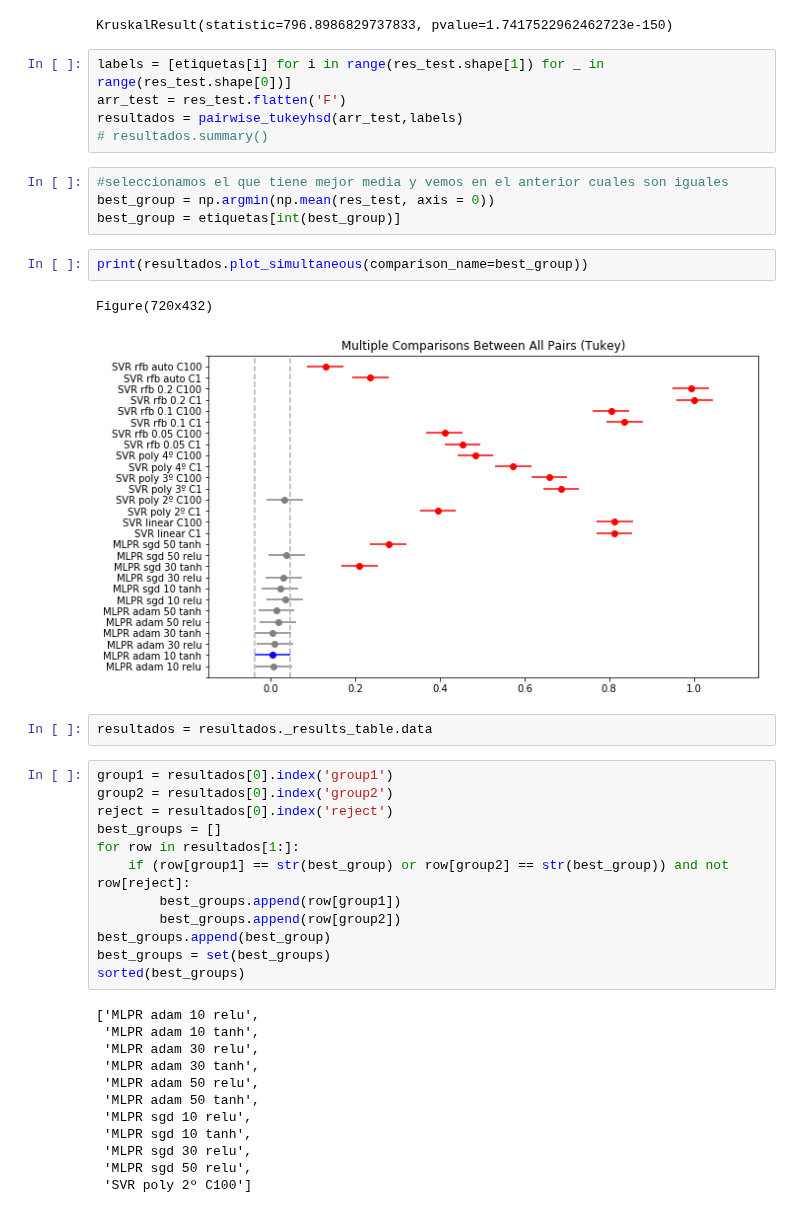
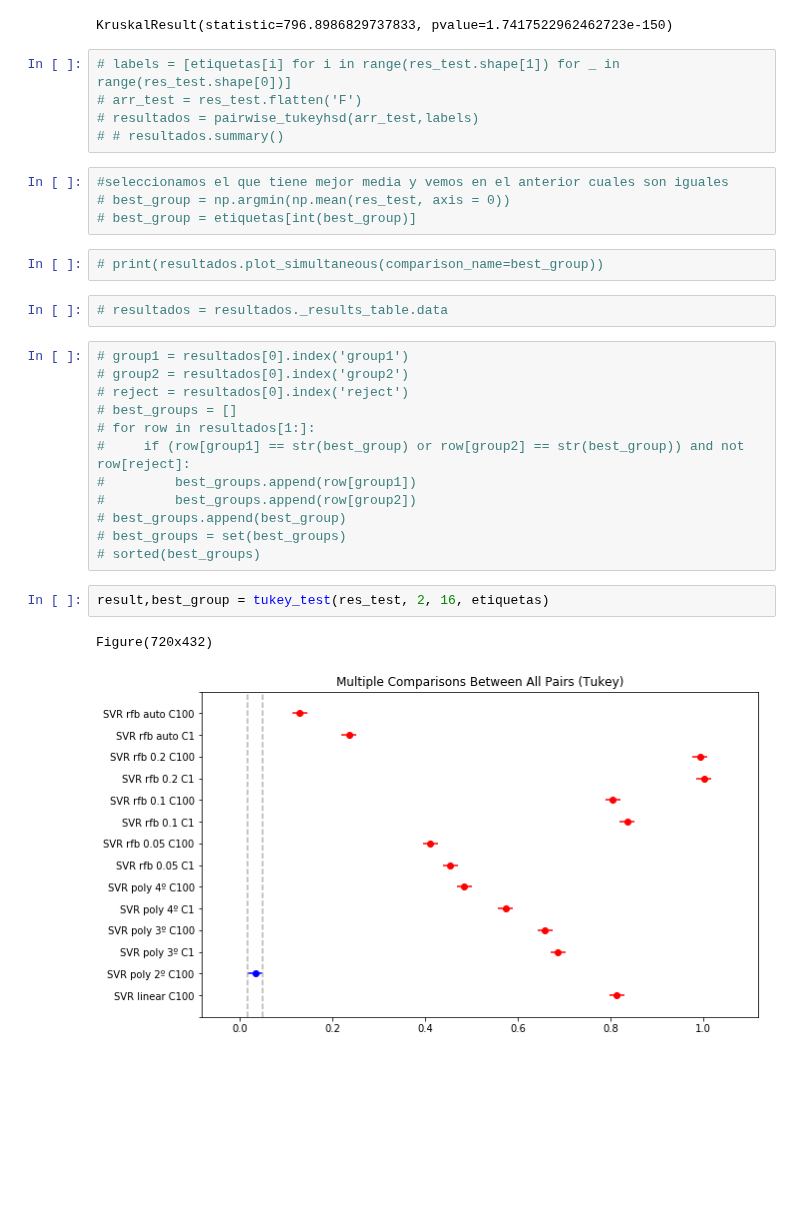
Before and after one commit to iagooteroc/int_computacional, a Jupyter notebook: HENON.ipynb, the cells around one changed output. Drawn from its saved outputs; the diff is of its cells as text; blank space fills up the shorter version.

```diff
--- a/HENON.ipynb
+++ b/HENON.ipynb
@@ -372,42 +467,32 @@ print(stats.kruskal(*zip(*list(res_test))))
 # %% [output]
 KruskalResult(statistic=796.8986829737833, pvalue=1.7417522962462723e-150)
 # %%
-labels = [etiquetas[i] for i in range(res_test.shape[1]) for _ in range(res_test.shape[0])]
-arr_test = res_test.flatten('F')
-resultados = pairwise_tukeyhsd(arr_test,labels)
-# resultados.summary()
+# labels = [etiquetas[i] for i in range(res_test.shape[1]) for _ in range(res_test.shape[0])]
+# arr_test = res_test.flatten('F')
+# resultados = pairwise_tukeyhsd(arr_test,labels)
+# # resultados.summary()
 # %%
 #seleccionamos el que tiene mejor media y vemos en el anterior cuales son iguales
-best_group = np.argmin(np.mean(res_test, axis = 0))
-best_group = etiquetas[int(best_group)]
+# best_group = np.argmin(np.mean(res_test, axis = 0))
+# best_group = etiquetas[int(best_group)]
 # %%
-print(resultados.plot_simultaneous(comparison_name=best_group))
+# print(resultados.plot_simultaneous(comparison_name=best_group))
-# %% [output]
-Figure(720x432)
-[figure, removed]
 # %%
-resultados = resultados._results_table.data
+# resultados = resultados._results_table.data
 # %%
-group1 = resultados[0].index('group1')
-group2 = resultados[0].index('group2')
-reject = resultados[0].index('reject')
-best_groups = []
-for row in resultados[1:]:
-    if (row[group1] == str(best_group) or row[group2] == str(best_group)) and not row[reject]:
-        best_groups.append(row[group1])
-        best_groups.append(row[group2])
-best_groups.append(best_group)
-best_groups = set(best_groups)
-sorted(best_groups)
+# group1 = resultados[0].index('group1')
+# group2 = resultados[0].index('group2')
+# reject = resultados[0].index('reject')
+# best_groups = []
+# for row in resultados[1:]:
+#     if (row[group1] == str(best_group) or row[group2] == str(best_group)) and not row[reject]:
+#         best_groups.append(row[group1])
+#         best_groups.append(row[group2])
+# best_groups.append(best_group)
+# best_groups = set(best_groups)
+# sorted(best_groups)
-# %% [output]
-['MLPR adam 10 relu',
- 'MLPR adam 10 tanh',
- 'MLPR adam 30 relu',
- 'MLPR adam 30 tanh',
- 'MLPR adam 50 relu',
- 'MLPR adam 50 tanh',
- 'MLPR sgd 10 relu',
- 'MLPR sgd 10 tanh',
- 'MLPR sgd 30 relu',
- 'MLPR sgd 50 relu',
- 'SVR poly 2º C100']
+# %%
+result,best_group = tukey_test(res_test, 2, 16, etiquetas)
+# %% [output]
+Figure(720x432)
+[figure, added]
```
Also changed, not shown: parts of 25 cells of this notebook, 3 other files.
